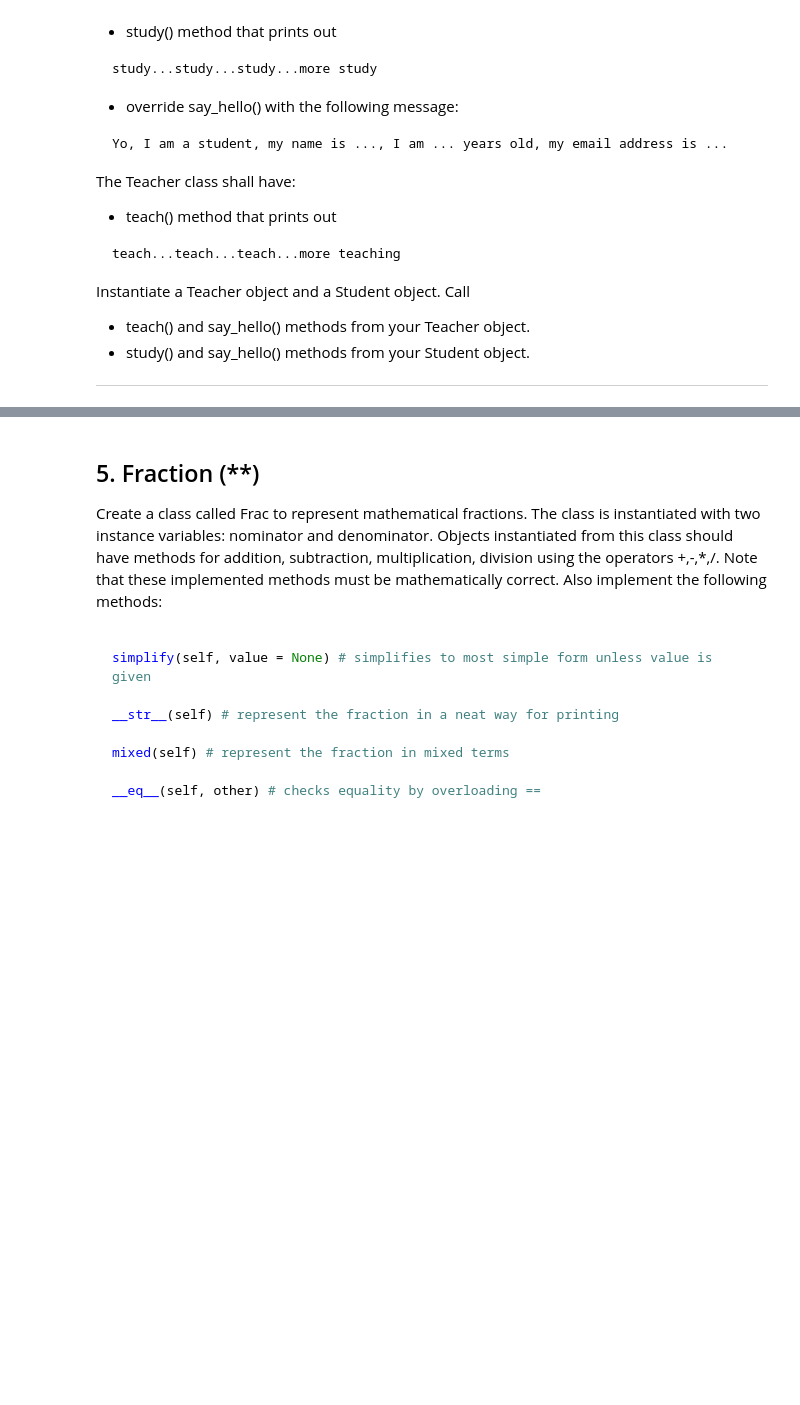
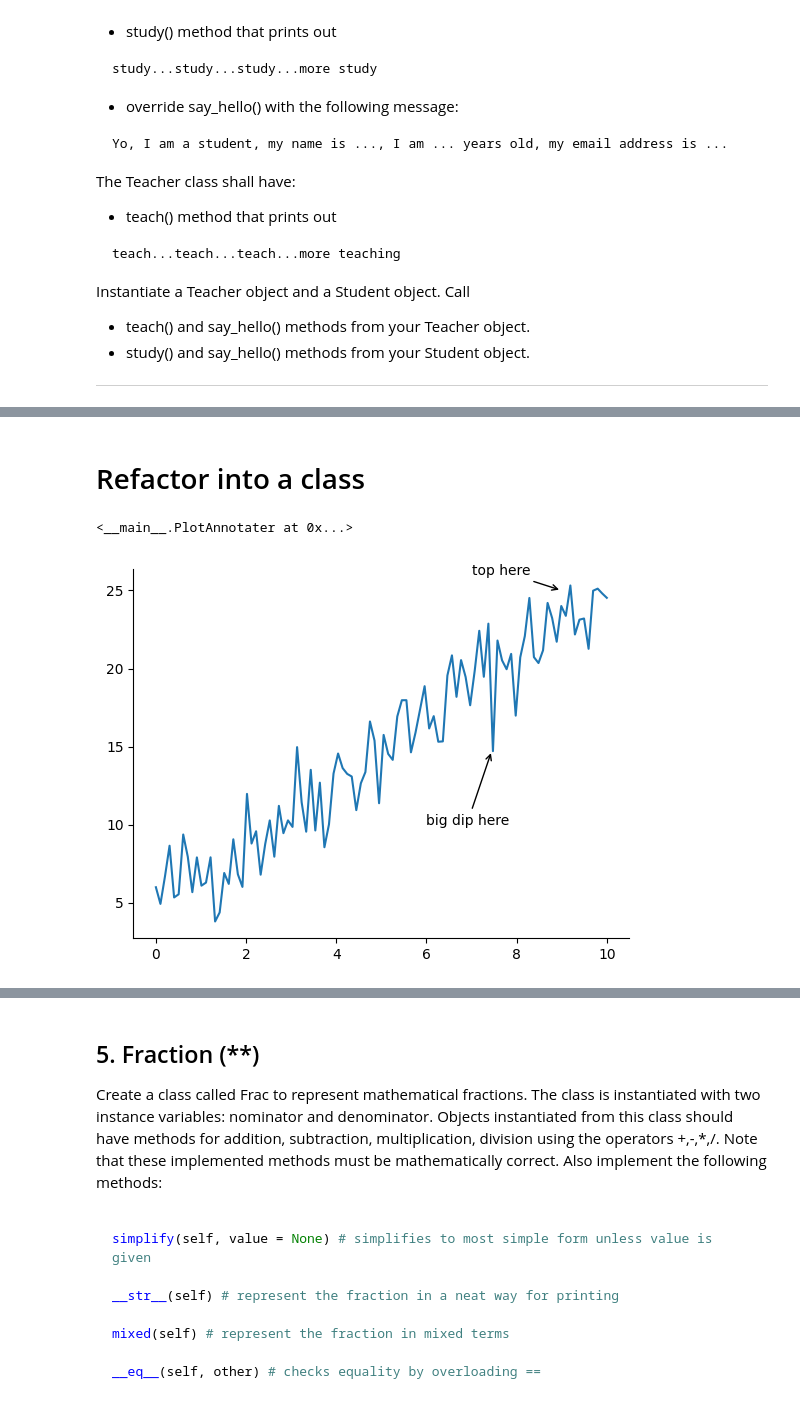
Before and after one commit to FellanNokes/Python_Course_Felix_Kjellberg_DE25, a Jupyter notebook: exercises/exercise_6.ipynb, the cells around one changed output, grey strips where cells are left out. Cells and saved outputs as stored; diff of their text form; code cells hidden in the pictures; blank space fills up the shorter version.

```diff
--- a/exercises/exercise_6.ipynb
+++ b/exercises/exercise_6.ipynb
@@ -118,6 +128,40 @@ x.shape = (100,)
 # %%
 annotate = AnnotatePlot(fig, ax)
 annotate.arrow("Big dip here", (8, 10), (7.5, 14.8))
+# %% [markdown]
+# Refactor into a class
+# %%
+class PlotAnnotater:
+    def __init__(self, fig, ax):
+        self.fig = fig
+        self.ax = ax
+
+    def arrow(self, label: str, start_xy: tuple[float], end_xy: tuple[float]):
+        self.ax.annotate(
+            label,
+            xytext=start_xy,
+            xy=end_xy,
+            arrowprops={"arrowstyle": "->"},
+        )
+        return self #needed for method chaining
+
+    def remove_clutter(self):
+        self.ax.spines[["top", "right"]].set_visible(False)
+        return self
+
+
+fig, ax = plt.subplots(1)  # plt.figure(), plt.axes()
+
+ax.plot(x, y)
+annotator = PlotAnnotater(fig, ax)
+
+# method chaining
+annotator.arrow(
+    label="big dip here", start_xy=(6, 10), end_xy=(7.45, 14.75)
+).remove_clutter().arrow(label="top here", start_xy=(7, 26), end_xy=(9, 25))
+# %% [output]
+<__main__.PlotAnnotater at 0x...>
+[figure, added]
 # %% [markdown]
 ## 4. Video (\*)
 
```
Also changed, not shown: parts of 1 cell of this notebook.
